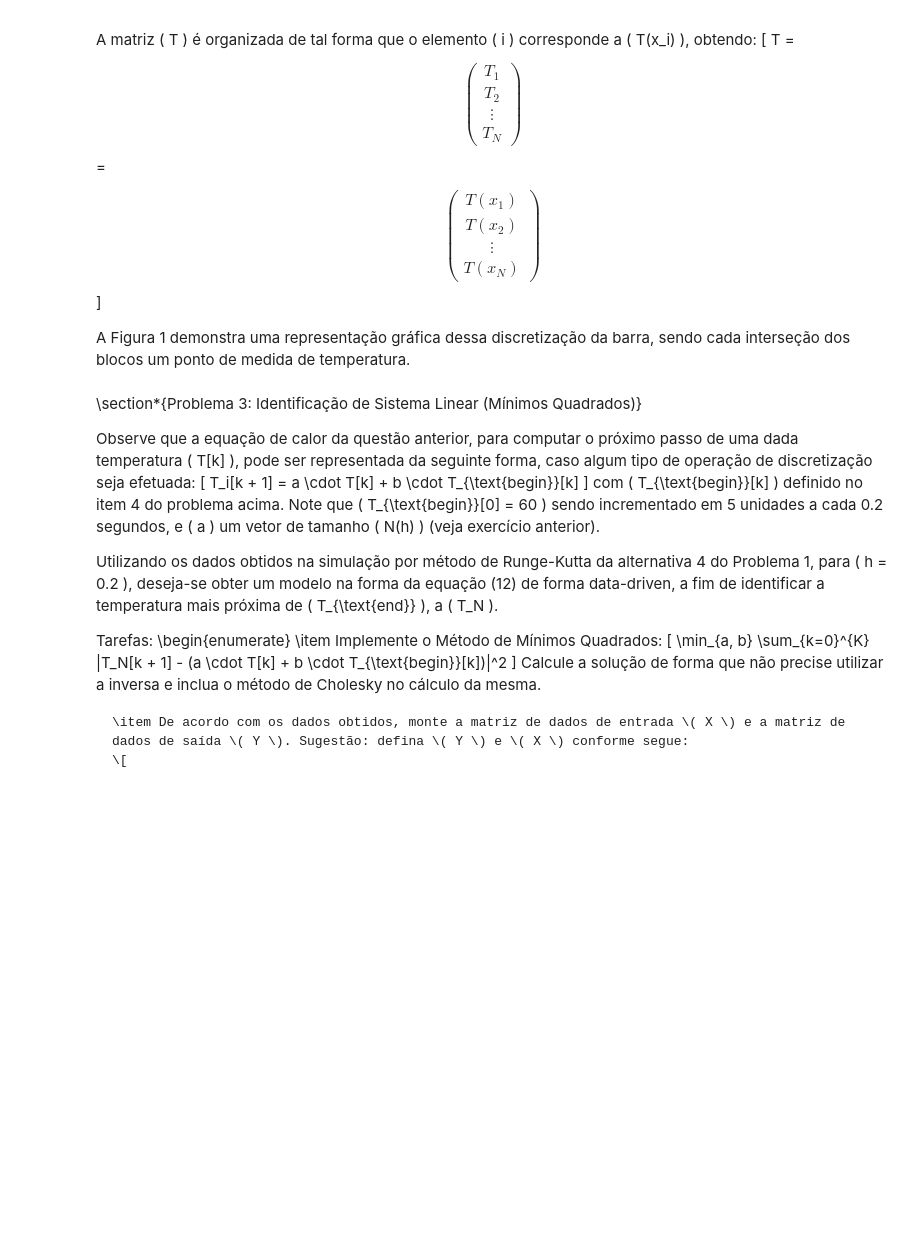
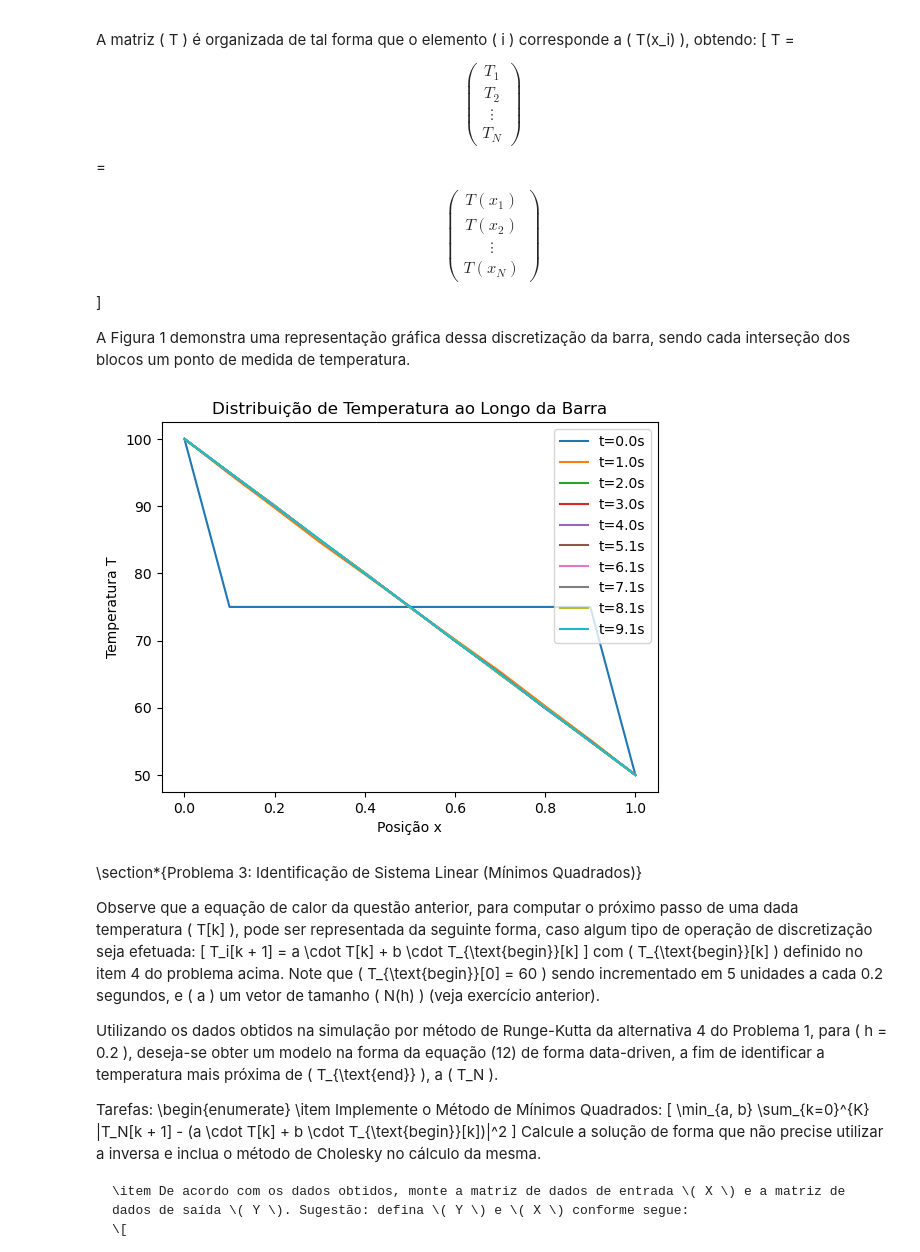
Before and after one commit to santoguiia/calculo-numerico, a Jupyter notebook: Trabalho 2.ipynb, the cells around one changed output. Cells and saved outputs as stored; diff of their text form; code cells hidden in the pictures; blank space fills up the shorter version.

```diff
--- a/Trabalho 2.ipynb
+++ b/Trabalho 2.ipynb
@@ -126,6 +126,48 @@ T = \begin{pmatrix} T_1 \\ T_2 \\ \vdots \\ T_N \end{pmatrix} = \begin{pmatrix}
 \]
 
 A Figura 1 demonstra uma representação gráfica dessa discretização da barra, sendo cada interseção dos blocos um ponto de medida de temperatura.
+# %%
+import numpy as np
+from scipy.integrate import solve_ivp
+
+# Parâmetros
+k = 0.1  # Coeficiente de difusão térmica
+N = 10   # Número de pontos espaciais
+h = 1 / N
+T_begin = 100
+T_end = 50
+T0 = np.full(N-1, 75)  # Temperatura inicial na barra
+
+# Matriz D^2 para diferenças finitas centralizadas
+D2 = (np.diag(-2 * np.ones(N-1)) + np.diag(np.ones(N-2), k=1) + np.diag(np.ones(N-2), k=-1)) / h**2
+
+# Função para o sistema de EDOs
+def heat_eq(t, T):
+    # BC vector (Boundary Conditions)
+    BC = np.zeros(N-1)
+    BC[0] = T_begin / h**2
+    BC[-1] = T_end / h**2
+
+    # EDOs system
+    return k * (D2 @ T + BC)
+
+# Resolução da EDO no tempo usando solve_ivp
+t_span = (0, 10)  # Intervalo de tempo
+sol = solve_ivp(heat_eq, t_span, T0, method='RK45', t_eval=np.linspace(0, 10, 100))
+
+# Plotando os resultados
+import matplotlib.pyplot as plt
+
+for i in range(0, len(sol.t), 10):
+    plt.plot(np.linspace(0, 1, N+1), [T_begin] + sol.y[:, i].tolist() + [T_end], label=f't={sol.t[i]:.1f}s')
+
+plt.xlabel('Posição x')
+plt.ylabel('Temperatura T')
+plt.title('Distribuição de Temperatura ao Longo da Barra')
+plt.legend()
+plt.show()
+# %% [output]
+[figure, added]
 # %% [markdown]
 \section*{Problema 3: Identificação de Sistema Linear (Mínimos Quadrados)}
 
```
